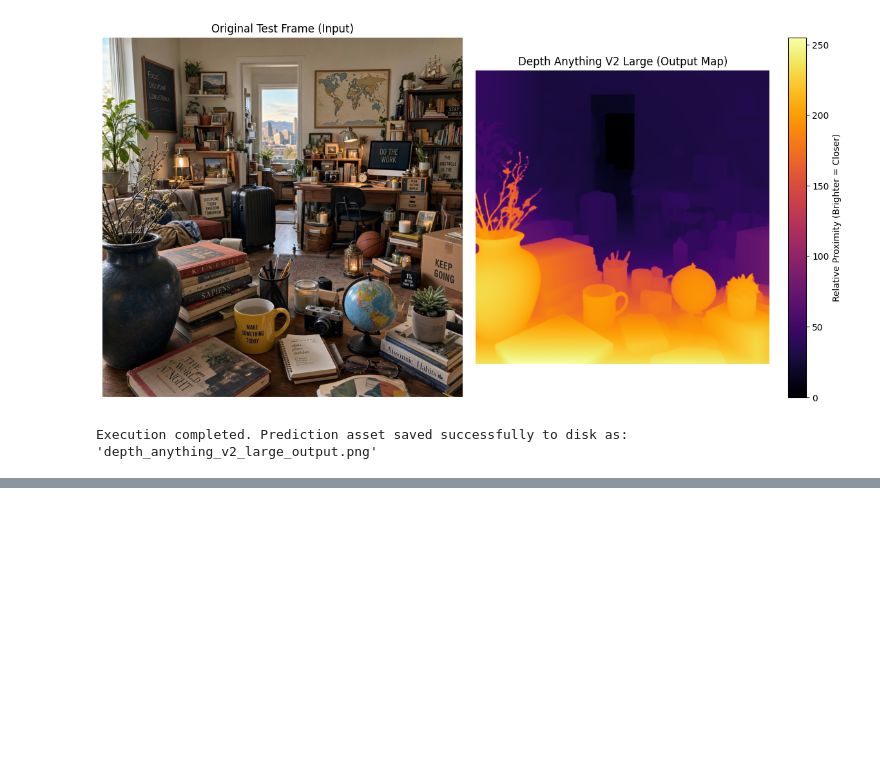
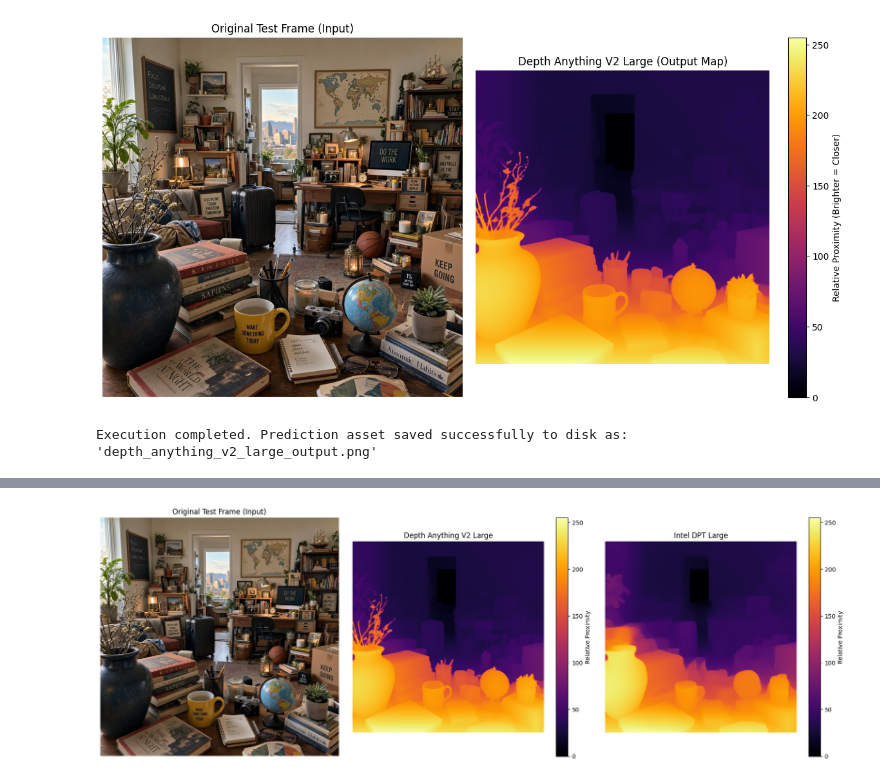
Before and after one commit to DimovDimo/depth-estimation, a Jupyter notebook: Depth_Estimation.ipynb, the cells around one changed output, grey strips where cells are left out. Drawn from its saved outputs; the diff is of its cells as text; code cells hidden in the pictures; blank space fills up the shorter version.

Commit message:
feat: integrate Intel DPT Large model and implement side-by-side comparative visualization pipeline

```diff
--- a/Depth_Estimation.ipynb
+++ b/Depth_Estimation.ipynb
@@ -95,3 +95,99 @@ Loaded source frame resolution: 1536x1536
 Executing single-frame prediction step...
 [figure]
 Execution completed. Prediction asset saved successfully to disk as: 'depth_anything_v2_large_output.png'
+# %%
+# Environment configuration and dual-model inference path
+import os
+import cv2
+import numpy as np
+import torch
+from PIL import Image
+import matplotlib.pyplot as plt
+from transformers import AutoImageProcessor, AutoModelForDepthEstimation
+
+# Target runtime environment hardware setup
+DEVICE = torch.device("cuda" if torch.cuda.is_available() else "cpu")
+IMAGE_PATH = "depth.jpg"
+OUTPUT_COMPARISON_PATH = "model_comparison_output.png"
+
+# Verify image existence before loading components
+if not os.path.exists(IMAGE_PATH):
+    raise FileNotFoundError(f"Missing baseline asset: Please upload '{IMAGE_PATH}' to Colab storage.")
+
+# Load raw source image and extract physical dimensions
+raw_image = Image.open(IMAGE_PATH).convert("RGB")
+original_width, original_height = raw_image.size
+print(f"Loaded source frame resolution: {original_width}x{original_height}")
+
+def get_depth_prediction(model_repo_path: str, img: Image.Image) -> np.ndarray:
+    """Load specific architecture components and execute forward pass optimization."""
+    print(f"\nInitializing pipeline components for: {model_repo_path}...")
+    processor = AutoImageProcessor.from_pretrained(model_repo_path)
+    model = AutoModelForDepthEstimation.from_pretrained(model_repo_path)
+    model.to(DEVICE).eval()
+
+    # Execute structural half-precision optimization if running on T4 GPU
+    if DEVICE.type == "cuda":
+        model = model.half()
+
+    # Format inputs according to the model transformation protocol
+    inputs = processor(images=img, return_tensors="pt").to(DEVICE)
+    if DEVICE.type == "cuda":
+        inputs = {k: v.half() if torch.is_floating_point(v) else v for k, v in inputs.items()}
+
+    # Execute feed-forward execution path without gradient tracking
+    print(f"Executing single-frame prediction step for {model_repo_path}...")
+    with torch.no_grad():
+        outputs = model(**inputs)
+        predicted_depth = outputs.predicted_depth
+
+    # Interpolate the low-resolution prediction back to the original source resolution
+    interpolated_depth = torch.nn.functional.interpolate(
+        predicted_depth.unsqueeze(1),
+        size=(original_height, original_width),
+        mode="bilinear",
+        align_corners=False,
+    ).squeeze()
+
+    # Convert tensor arrays into local CPU memory layouts
+    depth_map = interpolated_depth.cpu().numpy()
+
+    # Min-Max Normalization: transform raw scale into stable 8-bit integer space
+    depth_min = depth_map.min()
+    depth_max = depth_map.max()
+    normalized_depth = (depth_map - depth_min) / (depth_max - depth_min + 1e-8)
+    return (normalized_depth * 255).astype(np.uint8)
+
+# Execute predictions across both distinct core model frameworks
+da_v2_output = get_depth_prediction("depth-anything/Depth-Anything-V2-Large-hf", raw_image)
+intel_dpt_output = get_depth_prediction("intel/dpt-large", raw_image)
+
+# Visual presentation setup using Matplotlib for direct comparative analysis
+plt.figure(figsize=(18, 6))
+
+# Plot source baseline input image
+plt.subplot(1, 3, 1)
+plt.imshow(raw_image)
+plt.title("Original Test Frame (Input)")
+plt.axis("off")
+
+# Plot Depth Anything V2 Large predictive depth representation
+plt.subplot(1, 3, 2)
+plt.imshow(da_v2_output, cmap="inferno")
+plt.title("Depth Anything V2 Large")
+plt.colorbar(label="Relative Proximity")
+plt.axis("off")
+
+# Plot Intel DPT Large predictive depth representation
+plt.subplot(1, 3, 3)
+plt.imshow(intel_dpt_output, cmap="inferno")
+plt.title("Intel DPT Large")
+plt.colorbar(label="Relative Proximity")
+plt.axis("off")
+
+plt.tight_layout()
+plt.savefig(OUTPUT_COMPARISON_PATH, dpi=300, bbox_inches="tight")
+plt.show()
+
+print(f"\nExecution completed. Side-by-side comparison saved to: '{OUTPUT_COMPARISON_PATH}'")
+# %% [output]
@@ -97,0 +212 @@ Execution completed. Prediction asset saved successfully to disk as: 'depth_anyt
+[figure, added]
```
Also changed, not shown: parts of 1 cell of this notebook.
